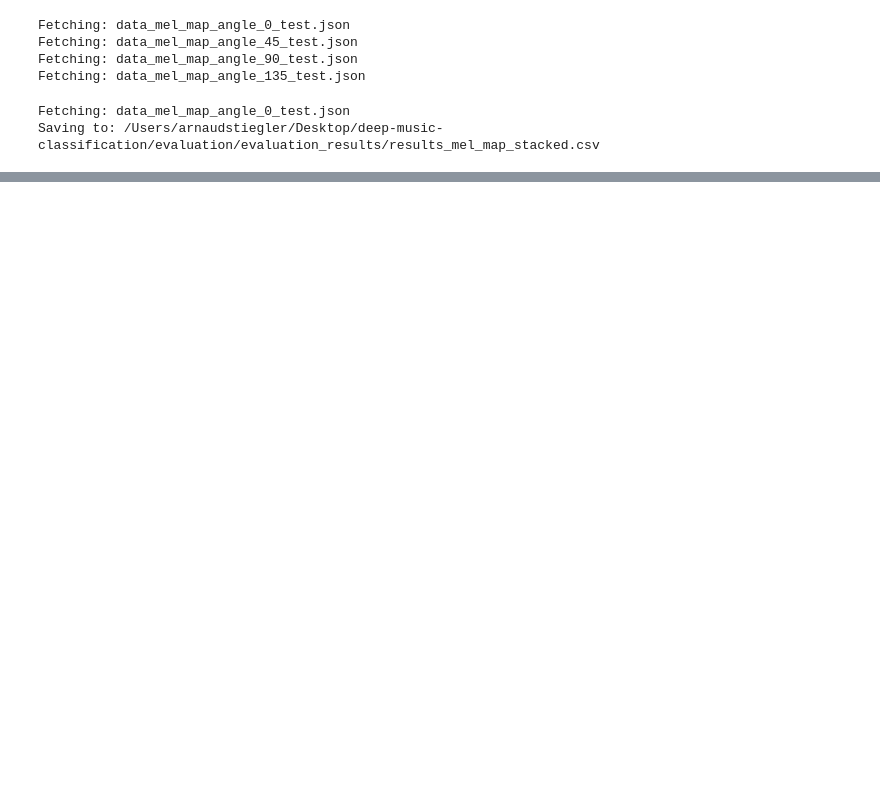
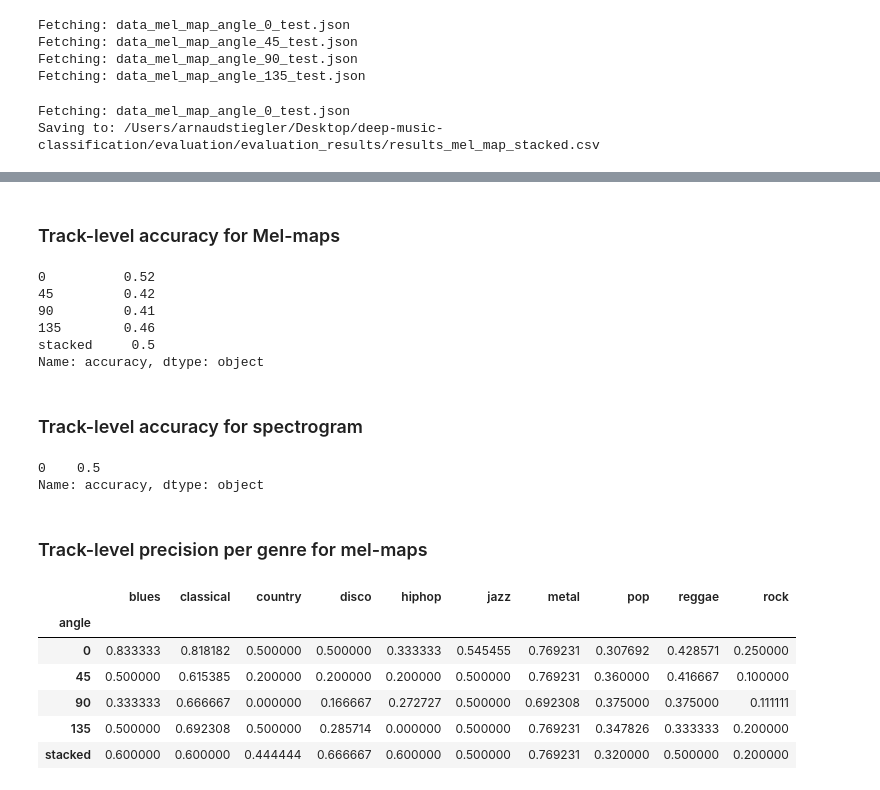
Before and after one commit to redouane-dziri/deep-music-classification, a Jupyter notebook: evaluation/evaluate_GLCM.ipynb, the cells around one changed output, grey strips where cells are left out. Cells and saved outputs as stored; diff of their text form; code cells hidden in the pictures; blank space fills up the shorter version.

```diff
--- a/evaluation/evaluate_GLCM.ipynb
+++ b/evaluation/evaluate_GLCM.ipynb
@@ -218,6 +297,45 @@ for map_type in track_level_acc:
         track_level_acc[map_type][angle]['accuracy'] = report['accuracy']
 
         track_level_acc[map_type][angle]['class_precision'] = {}
+        track_level_acc[map_type][angle]['class_recall'] = {}
 
         for i in range(10):
             track_level_acc[map_type][angle]['class_precision'][idx_to_label[i]] = report[str(i)]['precision']
+            track_level_acc[map_type][angle]['class_recall'][idx_to_label[i]] = report[str(i)]['recall']
+# %% [markdown]
+### Track-level accuracy for Mel-maps
+# %%
+pd.DataFrame(track_level_acc['mel_map']).T['accuracy']
+# %% [output]
+0          0.52
+45         0.42
+90         0.41
+135        0.46
+stacked     0.5
+Name: accuracy, dtype: object
+# %% [markdown]
+### Track-level accuracy for spectrogram
+# %%
+pd.DataFrame(track_level_acc['spectrogram']).T['accuracy']
+# %% [output]
+0    0.5
+Name: accuracy, dtype: object
+# %% [markdown]
+### Track-level precision per genre for mel-maps
+# %%
+x = []
+for angle in track_level_acc[map_type]:
+    x.append(track_level_acc['mel_map'][angle]['class_precision'])
+
+track_level_mel_maps = pd.DataFrame(x)
+track_level_mel_maps['angle'] = pd.Series(['0','45','90','135','stacked'])
+track_level_mel_maps.set_index('angle', inplace=True)
+track_level_mel_maps
+# %% [output]
+|  | blues | classical | country | disco | hiphop | jazz | metal | pop | reggae | rock |
+| angle |  |  |  |  |  |  |  |  |  |  |
+| 0 | 0.833333 | 0.818182 | 0.500000 | 0.500000 | 0.333333 | 0.545455 | 0.769231 | 0.307692 | 0.428571 | 0.250000 |
+| 45 | 0.500000 | 0.615385 | 0.200000 | 0.200000 | 0.200000 | 0.500000 | 0.769231 | 0.360000 | 0.416667 | 0.100000 |
+| 90 | 0.333333 | 0.666667 | 0.000000 | 0.166667 | 0.272727 | 0.500000 | 0.692308 | 0.375000 | 0.375000 | 0.111111 |
+| 135 | 0.500000 | 0.692308 | 0.500000 | 0.285714 | 0.000000 | 0.500000 | 0.769231 | 0.347826 | 0.333333 | 0.200000 |
+| stacked | 0.600000 | 0.600000 | 0.444444 | 0.666667 | 0.600000 | 0.500000 | 0.769231 | 0.320000 | 0.500000 | 0.200000 |
```
Also changed, not shown: parts of 50 cells of this notebook, 7 other files.
